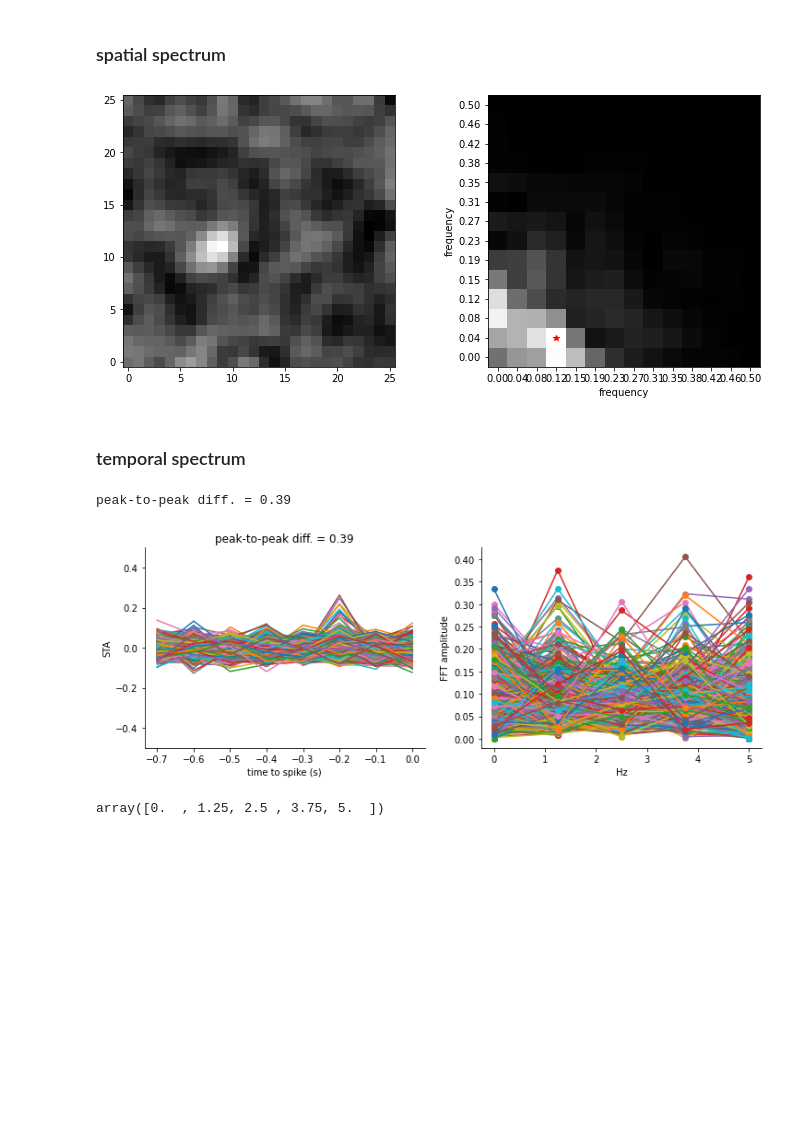
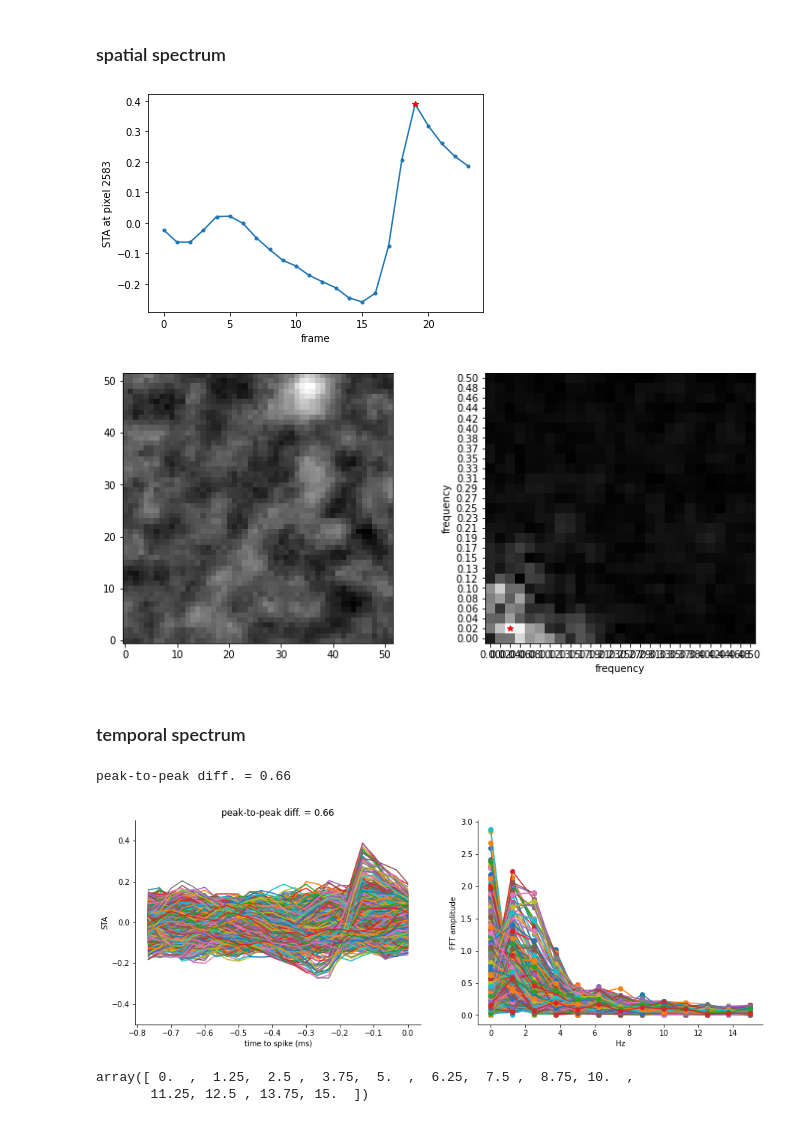
Before and after one commit to ys7yoo/retina_info, a Jupyter notebook: run_sta_with_spatio_temporal_spectrum.ipynb, the cells around one changed output. Cells and saved outputs as stored; diff of their text form; code cells hidden in the pictures; blank space fills up the shorter version.

```diff
--- a/run_sta_with_spatio_temporal_spectrum.ipynb
+++ b/run_sta_with_spatio_temporal_spectrum.ipynb
@@ -415,6 +431,8 @@ if fps == 10:
     tap = 8
 elif fps == 25:
     tap = 20
+elif fps == 25:
+    tap = 24
 
 spike_triggered_stim, weights = pysta.grab_spike_triggered_stim(stim, spike_counts[ch_idx], tap=tap)
 
@@ -442,42 +460,51 @@ peak-to-peak diff. = 0.39
 # %% [markdown]
 ### spatial spectrum
 # %%
-if fps == 10:
-#    tap = 8
-    sta_slice = sta[:,5].reshape(height,width)
-elif fps == 25:
-#     pass
+# find frame index with largest variance
+# idx_max_var = np.argmax(np.var(sta, axis=0))
+# sta_slice = sta[:,idx_max_var].reshape(height,width)
+# if fps == 10:
+# #    tap = 8
+#     sta_slice = sta[:,5].reshape(height,width)
+# elif fps == 25:
+# #     pass
 #     tap = 20
 #     sta_slice = sta[:,15].reshape(height,width)
+# elif fps == 30:
+#     sta_slice = sta[:,24].reshape(height,width)
 
-    # find pixel with highest variance
-    idx_max_var = np.argmax(np.var(sta,axis=1))
-    temporal_profile = sta[idx_max_var,:]
-    plt.plot(temporal_profile, '.-')
-    idx_peak = np.argmax(np.abs(temporal_profile))
+# find pixel with highest variance
+idx_max_var = np.argmax(np.var(sta,axis=1))
+temporal_profile = sta[idx_max_var,:]
+plt.plot(temporal_profile, '.-')
+idx_peak = np.argmax(np.abs(temporal_profile))
 
-    sta_slice = sta[:,idx_peak].reshape(height,width)
-    plt.plot(idx_peak, sta[idx_max_var, idx_peak], 'r*')
-    plt.xlabel('frame')
-    plt.ylabel('STA at pixel {}'.format(idx_max_var))
+sta_slice = sta[:,idx_peak].reshape(height,width)
+plt.plot(idx_peak, sta[idx_max_var, idx_peak], 'r*')
+plt.xlabel('frame')
+plt.ylabel('STA at pixel {}'.format(idx_max_var))
+
+
+sta_slice = sta[:,idx_peak].reshape(height,width)
 
 
 plt.figure(figsize=(12,5))
 plt.subplot(121)
 plt.imshow(sta_slice, cmap='gray', origin='lower')
 
 plt.subplot(122)
 plot_spatial_spectrum(sta_slice)
 
 
 
 plt.savefig(os.path.join('figure', dataset + '_' + channel_name + '_spatial_spectrum.pdf'))
 # %% [output]
-[figure, old version]
+[figure, new version]
+[figure, added]
 # %% [markdown]
 ### temporal spectrum
 # %%
-plt.figure(figsize=(12,4))
+plt.figure(figsize=(15,5))
 
 plt.subplot(121)
 plot_temporal_profile(sta, 1/fps)
@@ -487,10 +514,11 @@ plot_temporal_spectrum(sta, 1/fps)
 
 plt.savefig(os.path.join('figure',dataset + '_' + channel_name + '_temporal_spectrum.pdf'))
 # %% [output]
-peak-to-peak diff. = 0.39
+peak-to-peak diff. = 0.66
-[figure, old version]
+[figure, new version]
 # %%
 # actual frequency values
 rfftfreq(tap, 1/fps)
 # %% [output]
-array([0.  , 1.25, 2.5 , 3.75, 5.  ])
+array([ 0.  ,  1.25,  2.5 ,  3.75,  5.  ,  6.25,  7.5 ,  8.75, 10.  ,
+       11.25, 12.5 , 13.75, 15.  ])
```
Also changed, not shown: parts of 12 cells of this notebook.
